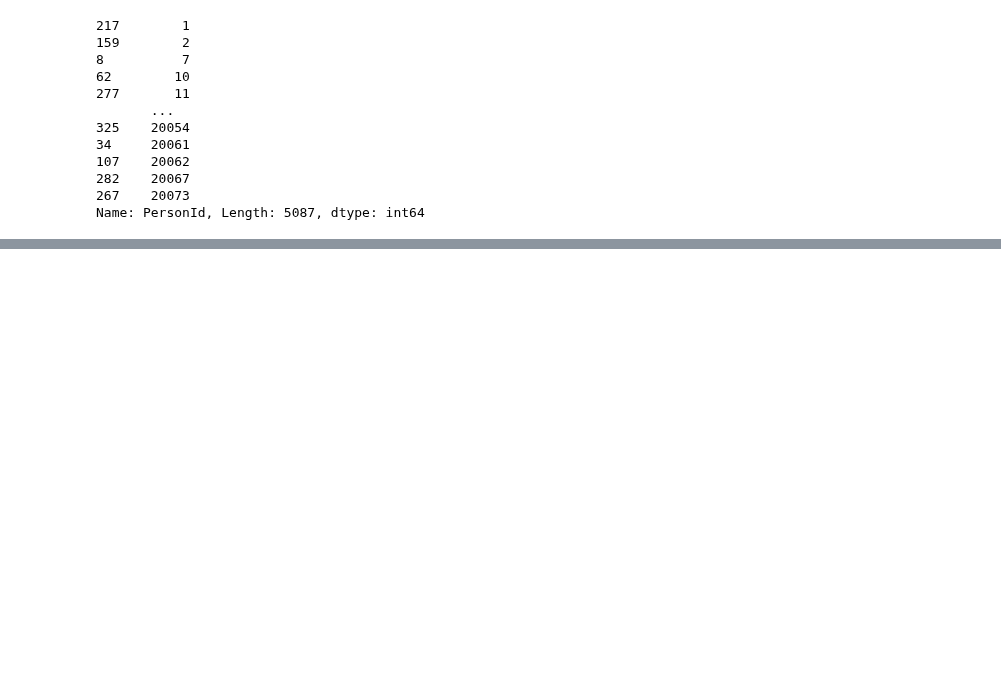
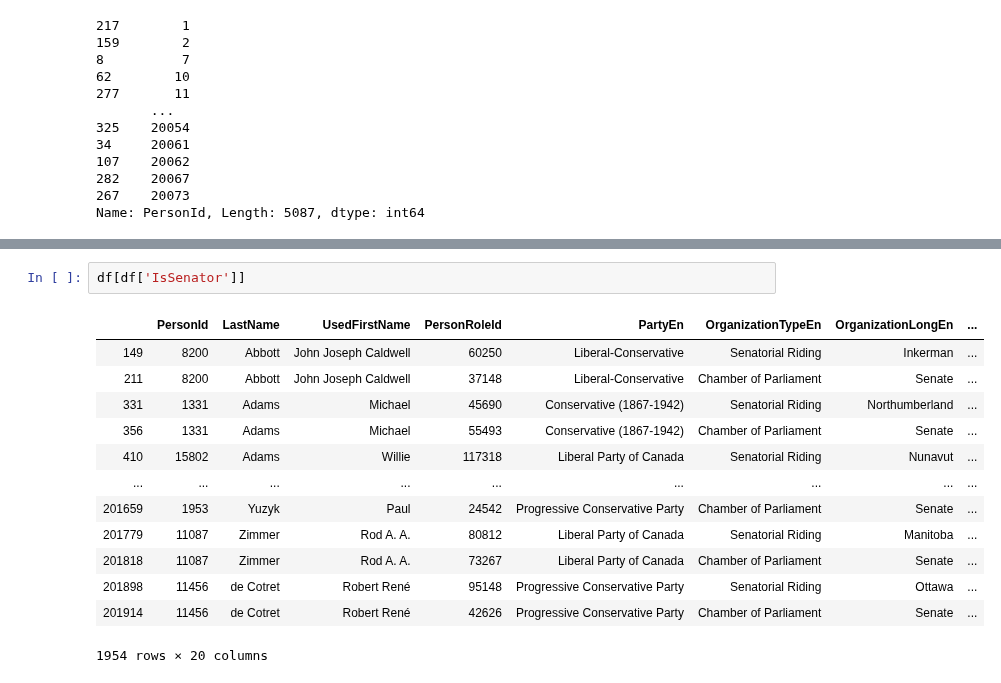
Before and after one commit to nedgar/parleh, a Jupyter notebook: notebooks/Parliamentary data.ipynb, the cells around one changed output, grey strips where cells are left out. Saved outputs shown, nothing was run; the diff lists cells and outputs as text; blank space fills up the shorter version.

```diff
--- a/notebooks/Parliamentary data.ipynb
+++ b/notebooks/Parliamentary data.ipynb
@@ -186,0 +298,16 @@ Name: PersonId, Length: 5087, dtype: int64
+# %%
+df[df['IsSenator']]
+# %% [output]
+|  | PersonId | LastName | UsedFirstName | PersonRoleId | PartyEn | OrganizationTypeEn | OrganizationLongEn | ... |
+| 149 | 8200 | Abbott | John Joseph Caldwell | 60250 | Liberal-Conservative | Senatorial Riding | Inkerman | ... |
+| 211 | 8200 | Abbott | John Joseph Caldwell | 37148 | Liberal-Conservative | Chamber of Parliament | Senate | ... |
+| 331 | 1331 | Adams | Michael | 45690 | Conservative (1867-1942) | Senatorial Riding | Northumberland | ... |
+| 356 | 1331 | Adams | Michael | 55493 | Conservative (1867-1942) | Chamber of Parliament | Senate | ... |
+| 410 | 15802 | Adams | Willie | 117318 | Liberal Party of Canada | Senatorial Riding | Nunavut | ... |
+| ... | ... | ... | ... | ... | ... | ... | ... | ... |
+| 201659 | 1953 | Yuzyk | Paul | 24542 | Progressive Conservative Party | Chamber of Parliament | Senate | ... |
+| 201779 | 11087 | Zimmer | Rod A. A. | 80812 | Liberal Party of Canada | Senatorial Riding | Manitoba | ... |
+| 201818 | 11087 | Zimmer | Rod A. A. | 73267 | Liberal Party of Canada | Chamber of Parliament | Senate | ... |
+| 201898 | 11456 | de Cotret | Robert René | 95148 | Progressive Conservative Party | Senatorial Riding | Ottawa | ... |
+| 201914 | 11456 | de Cotret | Robert René | 42626 | Progressive Conservative Party | Chamber of Parliament | Senate | ... |
+1954 rows × 20 columns
```
Also changed, not shown: parts of 26 cells of this notebook, 2 other files.
